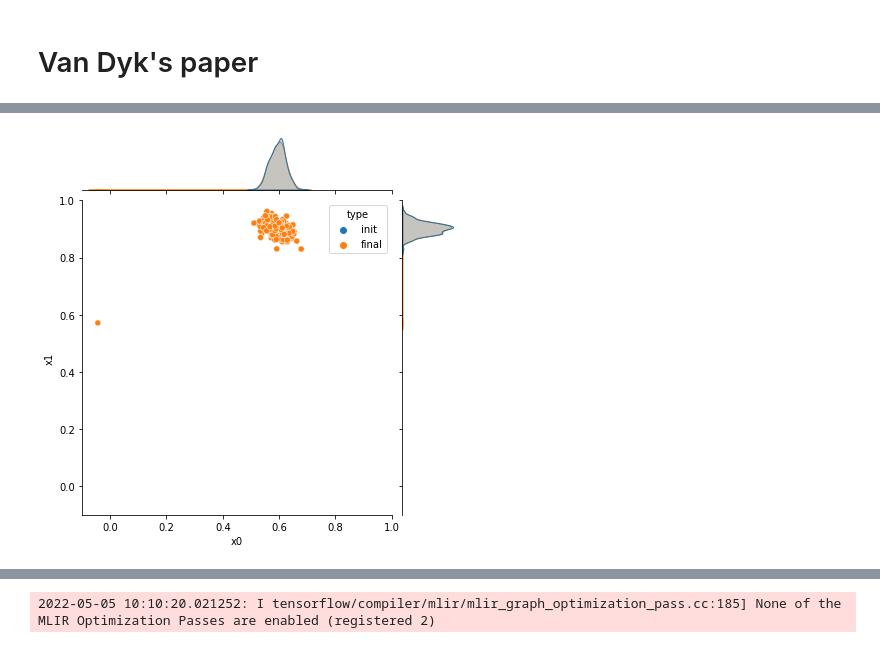
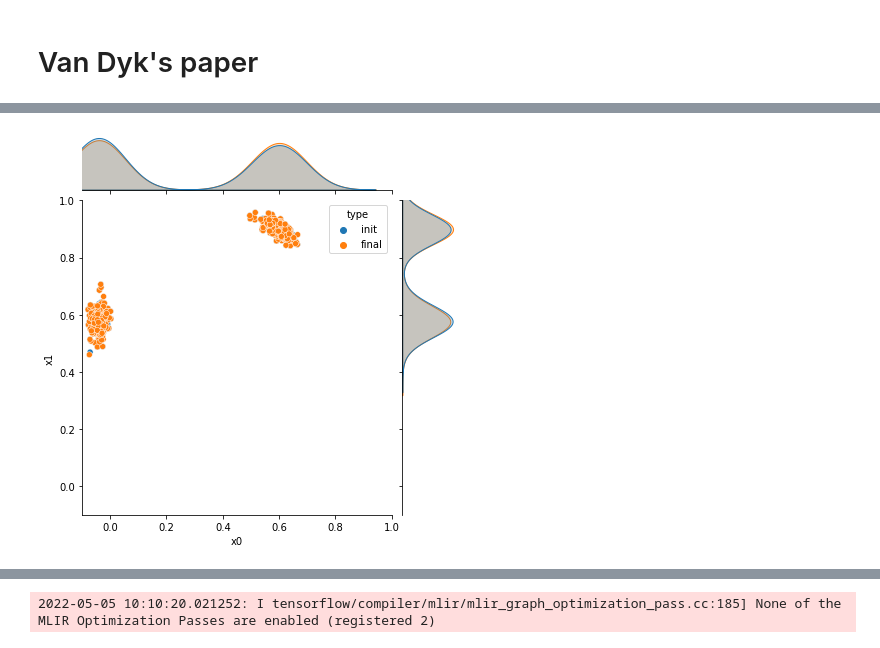
Before and after one commit to XingLLiu/u-stat-high-dim, a Jupyter notebook: sensor_network.ipynb, the cells around one changed output, grey strips where cells are left out. Cells and saved outputs as stored; diff of their text form; code cells hidden in the pictures.

```diff
--- a/sensor_network.ipynb
+++ b/sensor_network.ipynb
@@ -480,5 +518,5 @@ plt.show()
 # %%
-threshold = 1e-4 # 1e-2
+threshold = 1e-4
 
 # start_pts = sample_off_train
 start_pts = tf.concat([
@@ -488,7 +526,7 @@ start_pts = tf.concat([
 
 tic = time.perf_counter()
 mode_list, inv_hess_list = find_modes(start_pts, log_prob_fn, grad_log=None, threshold=threshold,
-                                      max_iterations=10000) #1e-10)
+                                      max_iterations=1000)
 toc = time.perf_counter()
 print(f"Optimisation finished in {toc - tic:0.4f} seconds")
 len(mode_list)
@@ -525,6 +582,6 @@ mode_list, inv_hess_list
 # %%
-#! impose inv hessians
-inv_hess_list = [tf.eye(8)] * len(inv_hess_list)
+# #! impose inv hessians
+# inv_hess_list = [tf.eye(8)] * len(inv_hess_list)
 # %%
 # #! select only two modes
 # mode_list, inv_hess_list = mode_list[:2], inv_hess_list[:2]
@@ -549,9 +601,9 @@ proposal_dict = mcmc.prepare_proposal_input_all(mode_list=mode_list, inv_hess_li
 # %%
 _, ind_pair_list = pairwise_directions(mode_list, return_index=True)
 # %%
-std = 1.048
+std = tf.linspace(0.8, 1.2, 51) #1.048
 # %%
-T = 2000
+T = 1000
 
 xx = sample_off_train#[sample_off_train[:, 0] < 0.3]
 
@@ -565,31 +612,33 @@ _ = plt.hist(xx)
 # %%
-x_all = mh.x #!
-# x_all = mh.x[0] #!
+if len(std) > 1:
+    x_all = mh.x[25]
+else:
+    x_all = mh.x
 
 x_0 = x_all[0, :, :].numpy()
 x_t = x_all[-1, :, :].numpy()
 
 x0_df = pd.DataFrame({f"x{i}": x_0[:, i] for i in range(dim)})
 x0_df["type"] = "init"
 
 xt_df = pd.DataFrame({f"x{i}": x_t[:, i] for i in range(dim)})
 xt_df["type"] = "final"
 
 xtrain_df = pd.DataFrame({f"x{i}": samples_off[:, i] for i in range(dim)})
 xtrain_df["type"] = "mcmc"
 
 
 perturbed_df = pd.concat([
 #     xtrain_df,
     x0_df,
     xt_df], ignore_index=True)
 
 _ = sns.jointplot(data=perturbed_df, x="x0", y="x1", hue="type",
                   xlim=(-.1, 1.),
                   ylim=(-.1, 1.),
  )
 # %% [output]
-[figure, old version]
+[figure, new version]
 # %%
 np.sum((x_t[:, 0] > 0.2))
 # %% [output]
```
Also changed, not shown: parts of 59 cells of this notebook, 8 other files.
